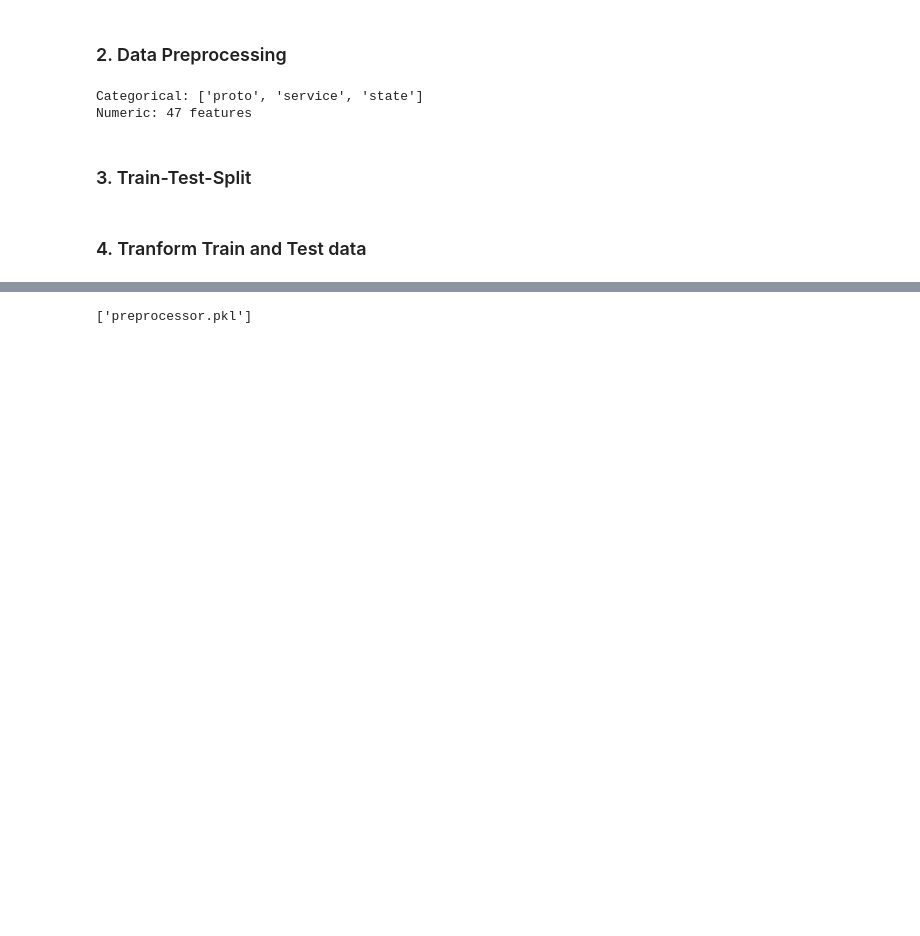
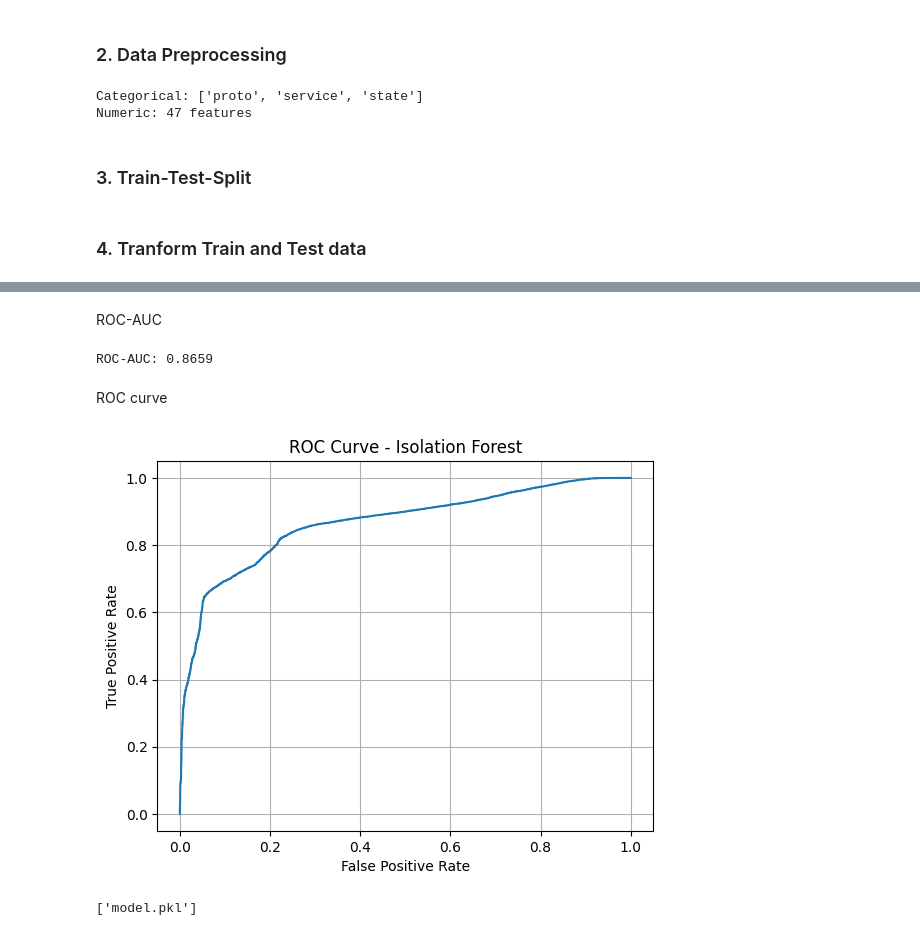
Before and after one commit to priya-vijayakumar1304/Anomaly-Detection-in-Cybersecurity-Network-Logs, a Jupyter notebook: notebook/enhanced_model.ipynb, the cells around one changed output, grey strips where cells are left out. Saved outputs shown, nothing was run; the diff lists cells and outputs as text; code cells hidden in the pictures; blank space fills up the shorter version.

```diff
--- a/notebook/enhanced_model.ipynb
+++ b/notebook/enhanced_model.ipynb
@@ -233,7 +159,27 @@ ROC-AUC: 0.8619930663203319
+# %% [markdown]
+ROC-AUC
+# %%
+auc = roc_auc_score(y_test, -scores)  # invert score: higher = anomaly
+print("ROC-AUC:", round(auc, 4))
+# %% [output]
+ROC-AUC: 0.8659
+# %% [markdown]
+ROC curve
+# %%
+fpr, tpr, _ = roc_curve(y_test, -scores)
+
+plt.plot(fpr, tpr)
+plt.xlabel("False Positive Rate")
+plt.ylabel("True Positive Rate")
+plt.title("ROC Curve - Isolation Forest")
+plt.grid(True)
+plt.show()
+# %% [output]
+[figure, added]
 # %%
 #saving
 import joblib
 
-joblib.dump(preprocessor, "preprocessor.pkl")
+joblib.dump(iso, "model.pkl")
 # %% [output]
-['preprocessor.pkl']
+['model.pkl']
```
Also changed, not shown: parts of 17 cells of this notebook, 1 other file.
